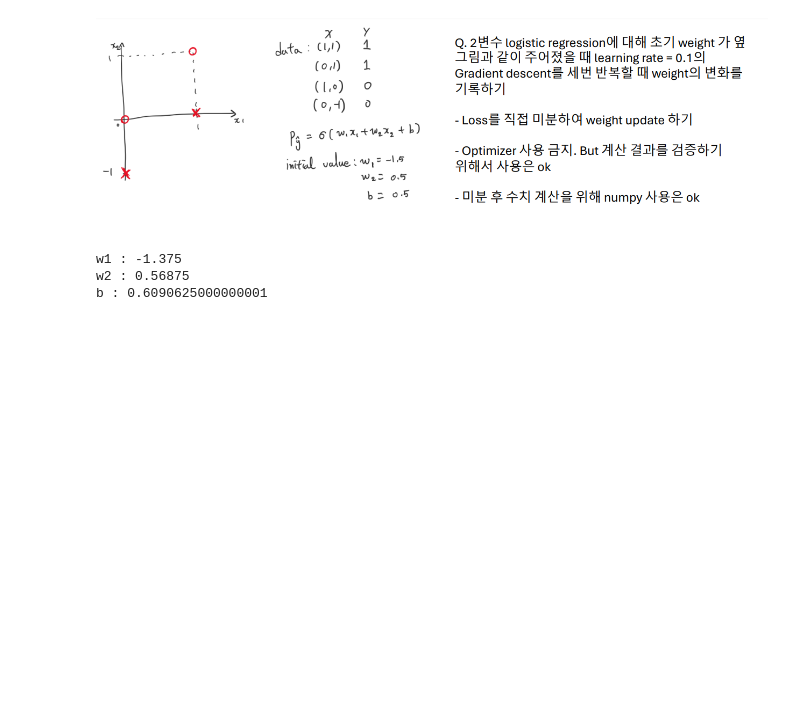
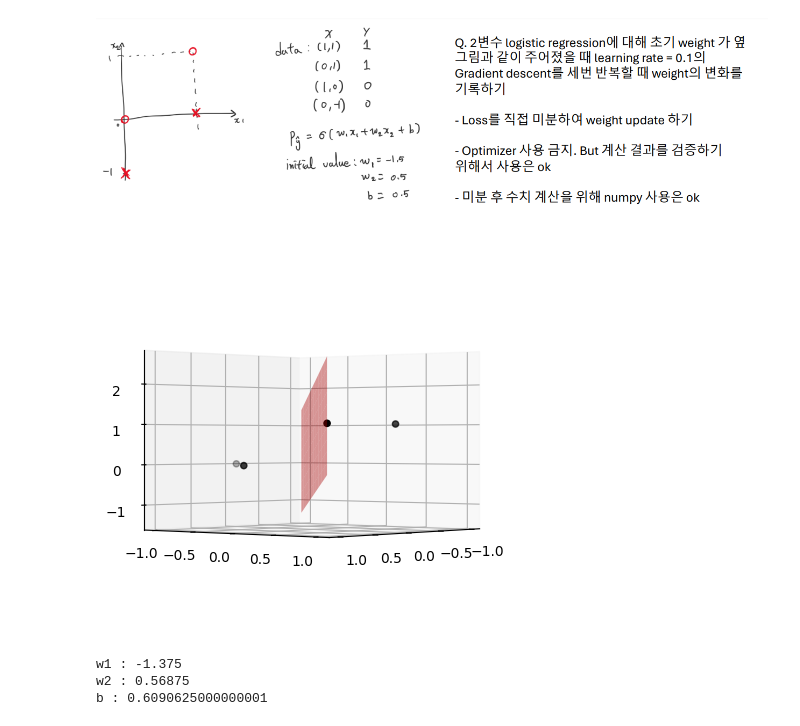
Before and after one commit to m4a1carbin4/pytorch-learn-2024, a Jupyter notebook: middle_test.ipynb, the cells around one changed output. Cells and saved outputs as stored; diff of their text form; code cells hidden in the pictures; blank space fills up the shorter version.

```diff
--- a/middle_test.ipynb
+++ b/middle_test.ipynb
@@ -72,3 +74,20 @@ b = b - lr * cal_b_d(data_x,data_y)
+# %%
+x1_point,x2_point = np.hsplit(data_x,2)
+x1_space = np.linspace(-1.0,1.0,11).squeeze()
+x2_space = np.linspace(-1.0,1.0,11).squeeze()
+coords = list(itertools.product(x1_space, x2_space))
+# %%
+fig = plt.figure()
+ax = fig.add_subplot(111,projection='3d')
+ax.scatter(x1_point.reshape(4),x2_point.reshape(4),data_y,c='black')
+tmp_result = []
+for x1,x2 in coords:
+    tmp_result.append(w1 * x1 + w2 * x2 + b)
+
+ax.plot_surface(x1_space, x2_space,np.array(tmp_result).reshape(11,11), color='r',alpha=0.4)
+ax.view_init(0, 40)
+# %% [output]
+[figure, added]
 # %%
 print(f"w1 : {w1} \nw2 : {w2} \nb : {b}")
 # %% [output]
```
Also changed, not shown: parts of 7 cells of this notebook.
